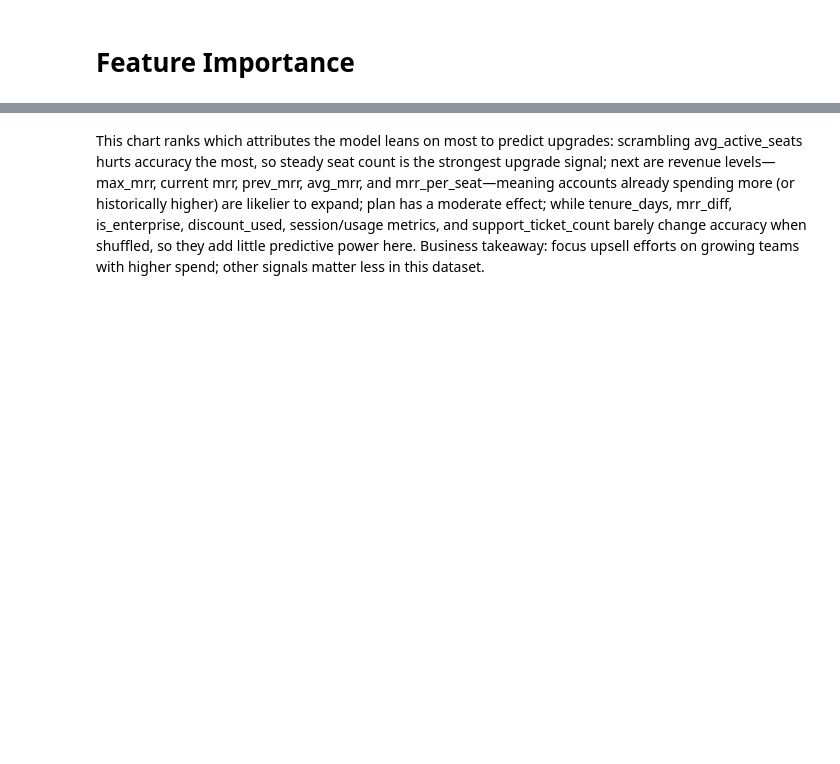
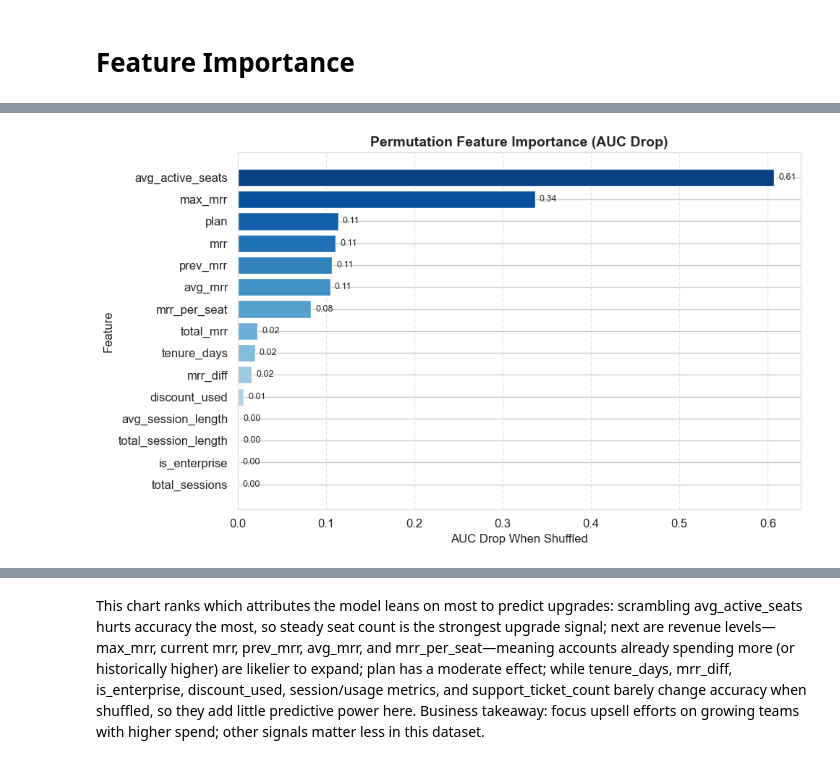
Before and after one commit to maw312/DataSoc-X-Atlassian-Datathon, a Jupyter notebook: neural_network_classifier/neural_network_classifier.ipynb, the cells around one changed output, grey strips where cells are left out. Saved outputs shown, nothing was run; the diff lists cells and outputs as text; code cells hidden in the pictures; blank space fills up the shorter version.

```diff
--- a/neural_network_classifier/neural_network_classifier.ipynb
+++ b/neural_network_classifier/neural_network_classifier.ipynb
@@ -571,0 +572,28 @@ plt.show()
+# %%
+# sort and select top 15
+imp_sorted = sorted(importances.items(), key=lambda x: x[1], reverse=True)
+features, scores = zip(*imp_sorted[:15])
+
+# gradient colors reversed (dark at top, light at bottom)
+colors = sns.color_palette("Blues", n_colors=len(features))[::-1]
+
+plt.figure(figsize=(10,6))
+bars = plt.barh(features, scores, color=colors)
+
+# invert so most important is at the top
+plt.gca().invert_yaxis()
+
+# add value labels to bars
+for bar, val in zip(bars, scores):
+    plt.text(val + 0.005, bar.get_y() + bar.get_height()/2,
+             f"{val:.2f}", va='center', fontsize=9)
+
+# titles and labels
+plt.title("Permutation Feature Importance (AUC Drop)", fontsize=14, weight="bold")
+plt.xlabel("AUC Drop When Shuffled", fontsize=12)
+plt.ylabel("Feature", fontsize=12)
+plt.grid(axis="x", linestyle="--", alpha=0.5)
+plt.tight_layout()
+plt.show()
+# %% [output]
+[figure, added]
```
Also changed, not shown: parts of 25 cells of this notebook, 26 other files.
